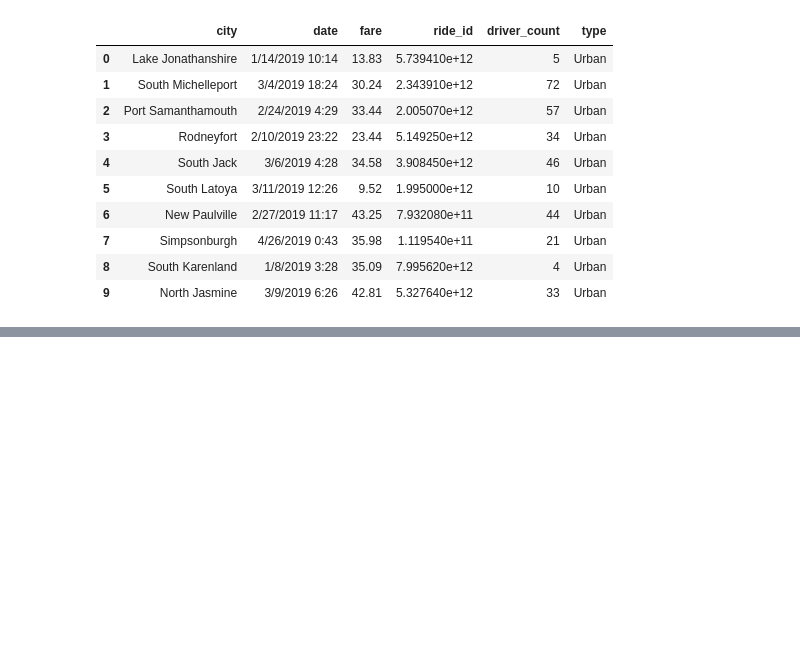
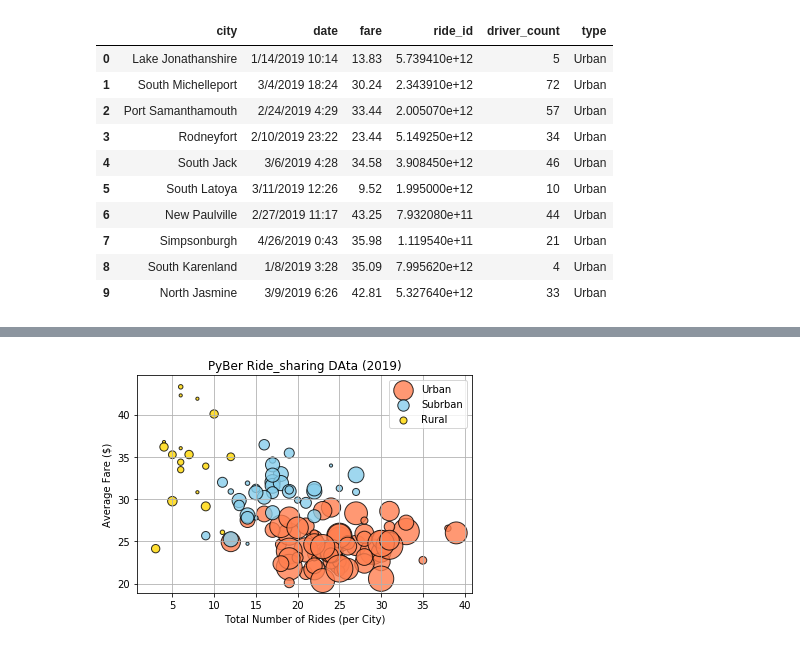
Before and after one commit to linnearice/PyBer_Analysis, a Jupyter notebook: PyBer.ipynb, the cells around one changed output, grey strips where cells are left out. Saved outputs shown, nothing was run; the diff lists cells and outputs as text; code cells hidden in the pictures; blank space fills up the shorter version.

```diff
--- a/PyBer.ipynb
+++ b/PyBer.ipynb
@@ -131,0 +308,22 @@ pyber_data_df.head(10)
+# %%
+# Add the scatter plots for each type of city.
+
+plt.scatter(urban_ride_count,urban_avg_fare,s = 10*urban_driver_count,c="coral",edgecolor="black",
+            linewidth=1,alpha=.8,label="Urban")
+plt.scatter(suburban_ride_count,suburban_avg_fare,s = 10*suburban_driver_count,c="skyblue",edgecolor="black",
+            linewidth=1,alpha=.8,label="Subrban")
+plt.scatter(rural_ride_count,rural_avg_fare,s = 10*rural_driver_count,c="gold",edgecolor="black",
+            linewidth=1,alpha=.8,label="Rural")
+
+# Incorporate the other graph properties
+
+plt.title("PyBer Ride_sharing DAta (2019)")
+plt.xlabel("Total Number of Rides (per City)")
+plt.ylabel("Average Fare ($)")
+plt.grid(True)
+plt.legend()
+
+# Show the plot
+plt.show()
+# %% [output]
+[figure, added]
```
Also changed, not shown: parts of 16 cells of this notebook, 1 other file.
